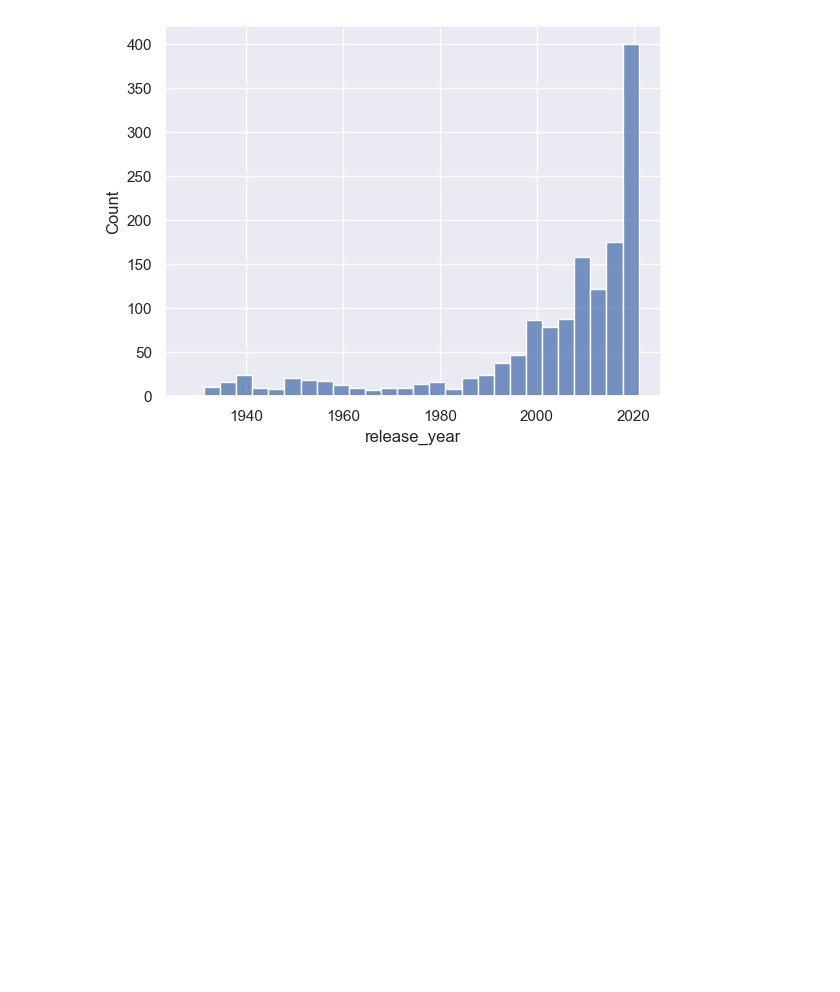
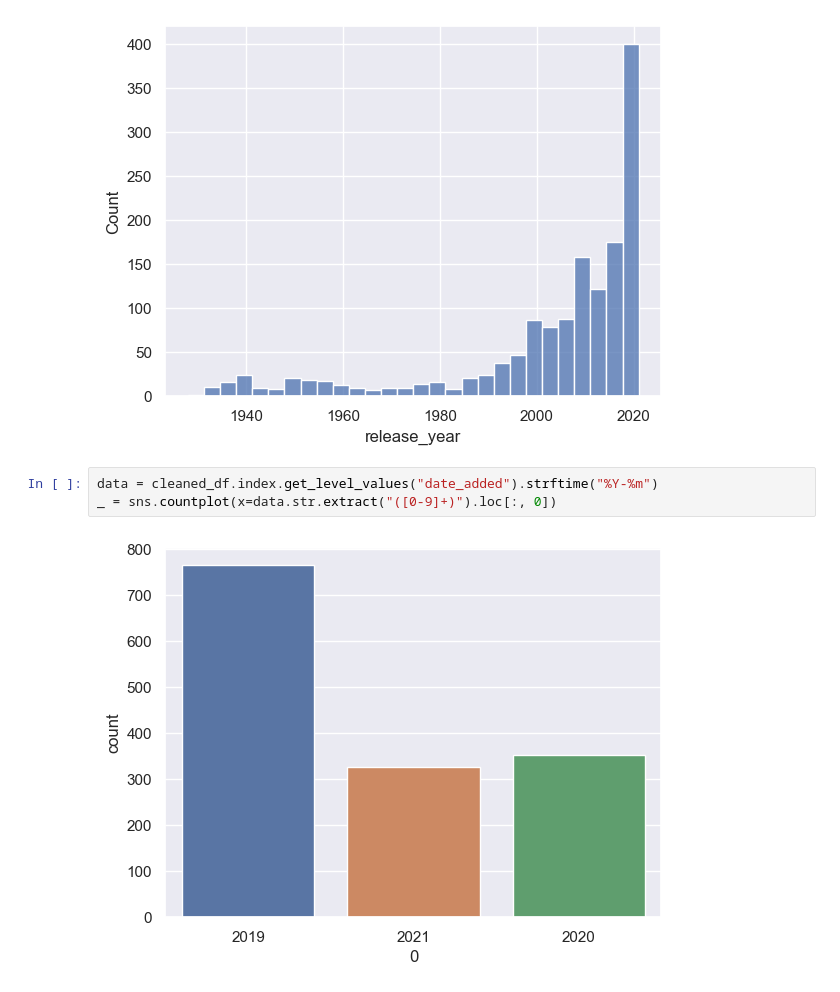
Before and after one commit to dvnatanael/data5006-data-analysis, a Jupyter notebook: Tiny_Data_Analysis_Disney+.ipynb, the cells around one changed output. Saved outputs shown, nothing was run; the diff lists cells and outputs as text; blank space fills up the shorter version.

Commit message:
feat: add plots for show `date_added`

```diff
--- a/Tiny_Data_Analysis_Disney+.ipynb
+++ b/Tiny_Data_Analysis_Disney+.ipynb
@@ -143,3 +165,8 @@ _ = plt.pie(
 _ = sns.histplot(data=cleaned_df, x="release_year")
 # %% [output]
 [figure]
+# %%
+data = cleaned_df.index.get_level_values("date_added").strftime("%Y-%m")
+_ = sns.countplot(x=data.str.extract("([0-9]+)").loc[:, 0])
+# %% [output]
+[figure, added]
```
Also changed, not shown: parts of 5 cells of this notebook.
